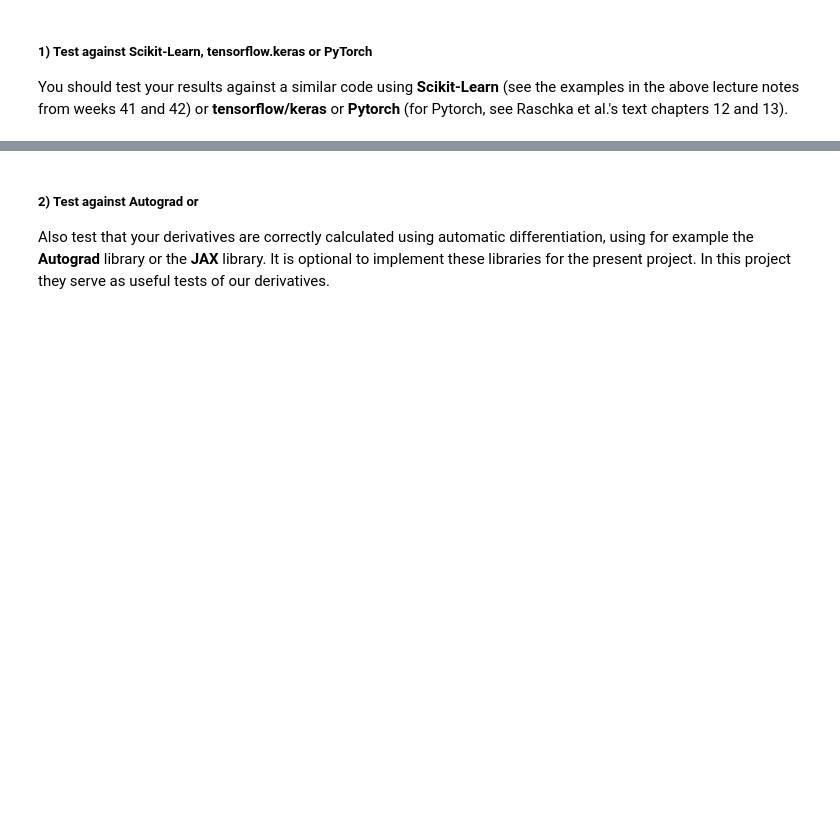
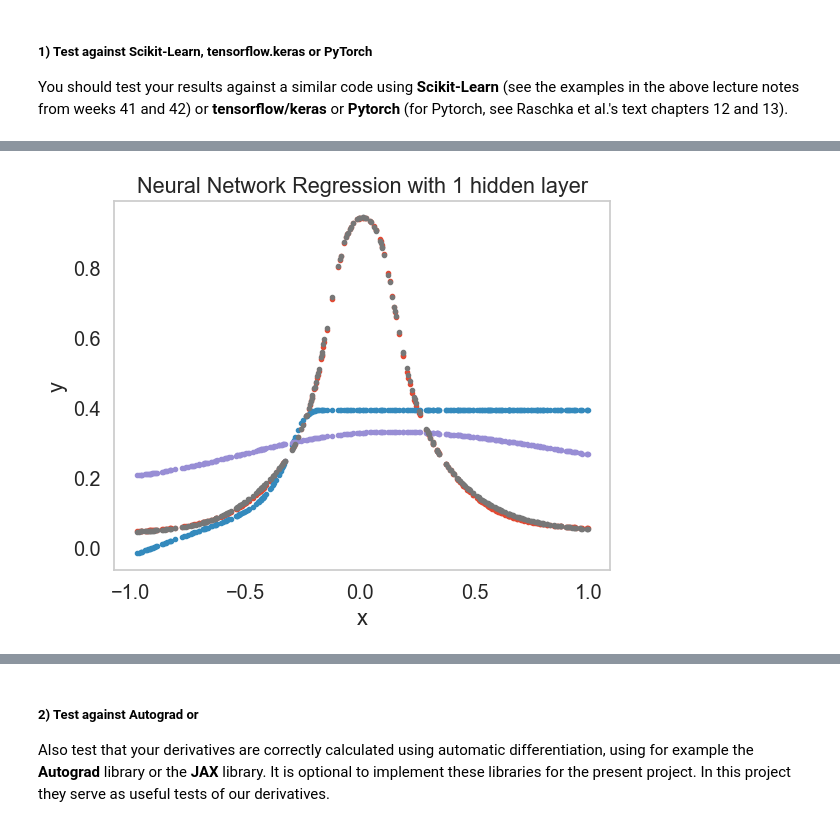
Before and after one commit to kjes4pres/Project_2_FYSSTK, a Jupyter notebook: Code/main/c.ipynb, the cells around one changed output, grey strips where cells are left out. Cells and saved outputs as stored; diff of their text form; code cells hidden in the pictures; blank space fills up the shorter version.

```diff
--- a/Code/main/c.ipynb
+++ b/Code/main/c.ipynb
@@ -524,0 +528,13 @@ plt.show()
+# %%
+plt.plot(x_test, y_pred, ".", label="1 layer NN Prediction after 100000 epochs")
+plt.plot(x_test, y_pred_sklearn, ".", label="2 layer NN Prediction after 100000 epochs")
+plt.plot(x_test, y_pred_pytorch, ".", label="2 layer NN Prediction after 100000 epochs")
+plt.plot(x_test, y_pred_keras, ".", label="2 layer NN Prediction after 100000 epochs")
+#plt.legend()
+plt.grid()
+plt.xlabel("x")
+plt.ylabel("y")
+plt.title("Neural Network Regression with 1 hidden layer")
+plt.show()
+# %% [output]
+[figure, added]
```
Also changed, not shown: parts of 15 cells of this notebook, 1 other file.
